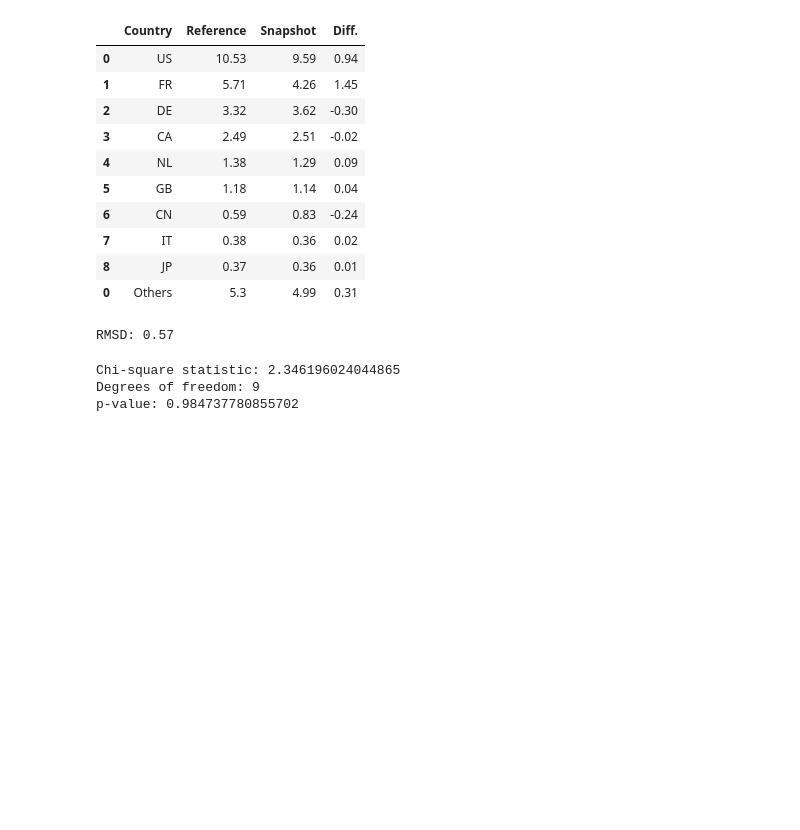
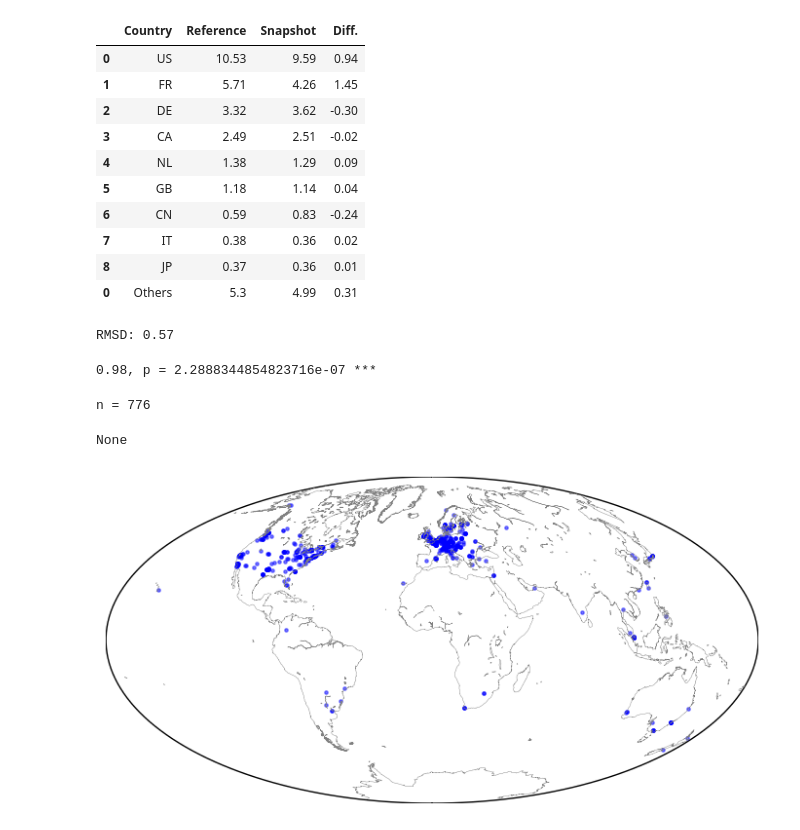
Before and after one commit to Ellariel/ln-data-preparation, a Jupyter notebook: misc/validation.ipynb, the cells around one changed output. Saved outputs shown, nothing was run; the diff lists cells and outputs as text; code cells hidden in the pictures; blank space fills up the shorter version.

```diff
--- a/misc/validation.ipynb
+++ b/misc/validation.ipynb
@@ -327,17 +327,29 @@ Geolocated % nodes: 28.94 vs. 31.25
 print(f"RMSD: {np.sqrt(np.square(comp['Diff.']).sum() / len(comp)):.2f}")
 # %% [output]
 RMSD: 0.57
-# %%
-data = comp.copy()
-data['Reference'] *= len(data)
-data['Snapshot'] *= len(data)
-
-chi2, p_value, dof, expected = chi2_contingency(data[['Reference', 'Snapshot']].astype(float).T.to_numpy())
-
-print("Chi-square statistic:", chi2)
-print("Degrees of freedom:", dof)
-print("p-value:", p_value)
-# %% [output]
-Chi-square statistic: 2.346196024044865
-Degrees of freedom: 9
-p-value: 0.984737780855702
+# %%
+corr = spearmanr(comp['Reference'], comp['Snapshot'])
+print(f"{corr.statistic:.2f}, p = {corr.pvalue} {get_stars(corr.pvalue)}")
+# %% [output]
+0.98, p = 2.2888344854823716e-07 ***
+# %%
+g = nx.read_gml(os.path.join(data_dir, '20190128.gml.geo'))
+coord1, coord2 = [], []
+for n in g.nodes:
+    n = g.nodes[n]
+    if 'geojson' in n and 'loc' in n['geojson']:
+        coord2.append(float(n['geojson']['loc'].split(',')[0]))
+        coord1.append(float(n['geojson']['loc'].split(',')[1]))
+display(print(f"n = {len(coord1)}"))
+fig = plt.figure(figsize=(7, 4.5))
+ax = fig.add_subplot()
+m = Basemap(projection='hammer',lon_0=0,resolution='l')
+m.drawcoastlines(linewidth=0.3, color='gray')
+m.scatter(coord1, coord2, color='blue', s=5.5,
+          alpha=0.5, cmap='RdBu_r', latlon=True)
+fig.tight_layout()
+fig.savefig('fig5.pdf', dpi=1200, format='pdf', bbox_inches='tight', pad_inches=0.5)
+# %% [output]
+n = 776
+None
+[figure, added]
```
Also changed, not shown: parts of 4 cells of this notebook, 11 other files.
